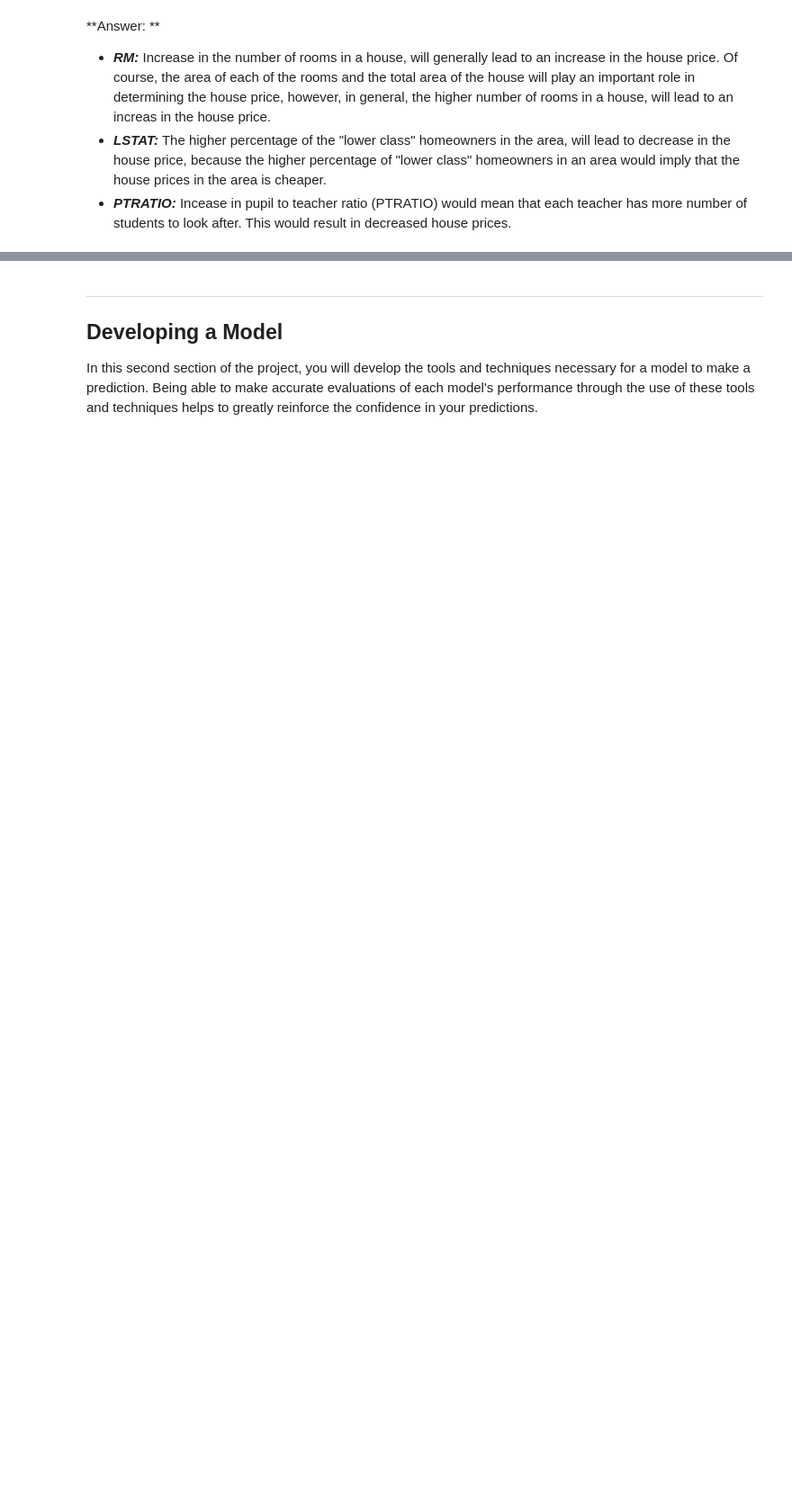
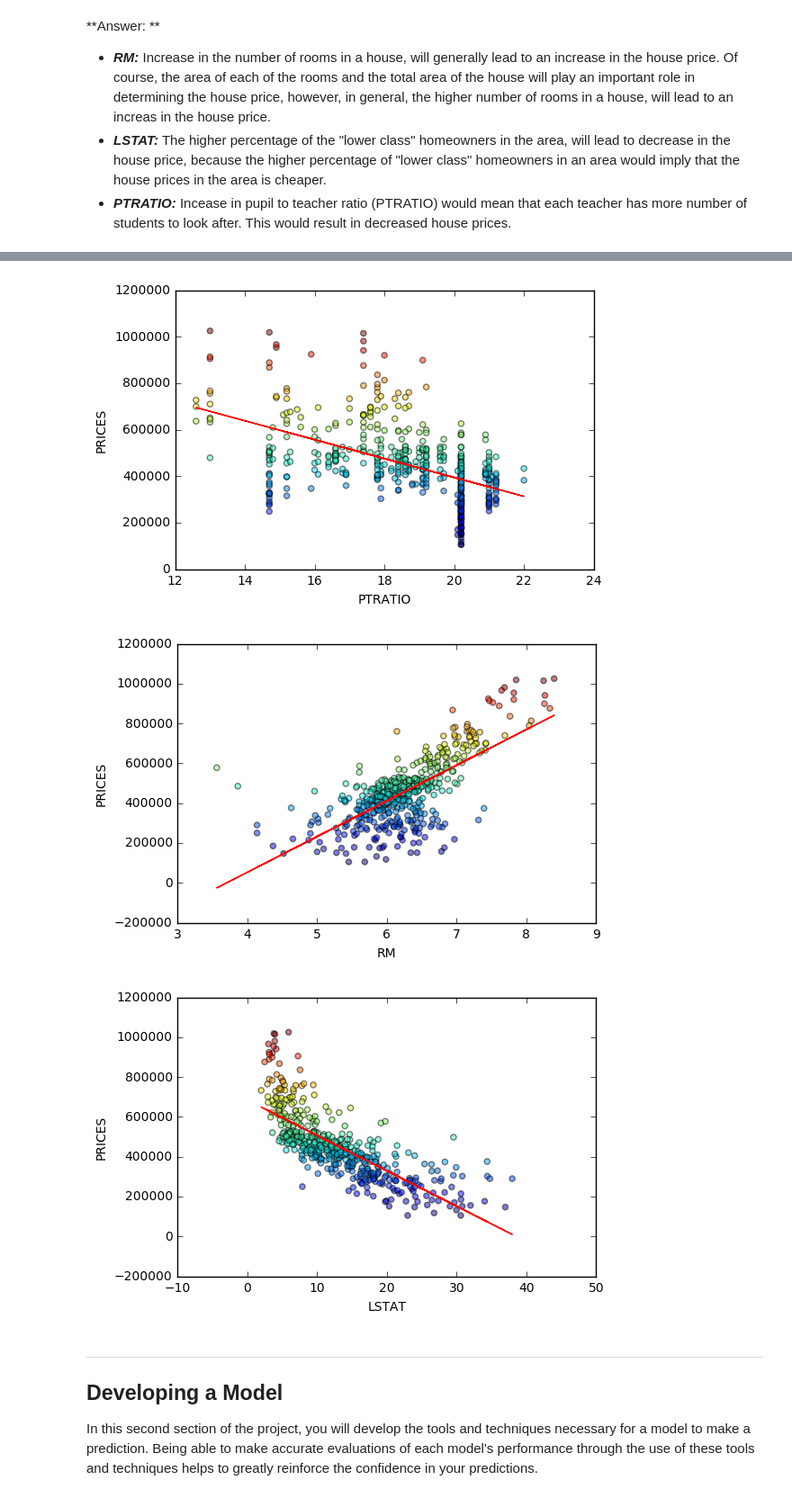
Before and after one commit to maunesh/predict-boston-housing-prices, a Jupyter notebook: boston_housing.ipynb, the cells around one changed output, grey strips where cells are left out. Shown: that part at 90% size. Drawn from its saved outputs; the diff is of its cells as text; code cells hidden in the pictures; blank space fills up the shorter version.

Commit message:
add more analysis with data exploration

```diff
--- a/boston_housing.ipynb
+++ b/boston_housing.ipynb
@@ -139,3 +141,37 @@ As a reminder, we are using three features from the Boston housing dataset: `'RM
+# %%
+from sklearn.linear_model import LinearRegression
+import matplotlib.pyplot as plt
+
+reg = LinearRegression()
+ptratio_ = data['PTRATIO'].values.reshape(-1,1)
+reg.fit(ptratio_, prices)
+plt.plot(ptratio_, reg.predict(ptratio_), color='red',linewidth=1)
+plt.scatter(ptratio_, prices, alpha=0.5, c=prices)
+plt.xlabel('PTRATIO')
+plt.ylabel('PRICES')
+plt.show()
+
+reg = LinearRegression()
+rm_ = data['RM'].values.reshape(-1,1)
+reg.fit(rm_, prices)
+plt.plot(rm_, reg.predict(rm_), color='red',linewidth=1)
+plt.scatter(rm_, prices, alpha=0.5, c=prices)
+plt.xlabel('RM')
+plt.ylabel('PRICES')
+plt.show()
+
+reg = LinearRegression()
+lstat_ = data['LSTAT'].values.reshape(-1,1)
+reg.fit(lstat_, prices)
+plt.plot(lstat_, reg.predict(lstat_), color='red',linewidth=1)
+plt.scatter(lstat_, prices, alpha=0.5, c=prices)
+plt.xlabel('LSTAT')
+plt.ylabel('PRICES')
+plt.show()
+# %% [output]
+[figure, added]
+[figure, added]
+[figure, added]
 # %% [markdown]
 ----
 
```
Also changed, not shown: parts of 3 cells of this notebook, 1 other file.
